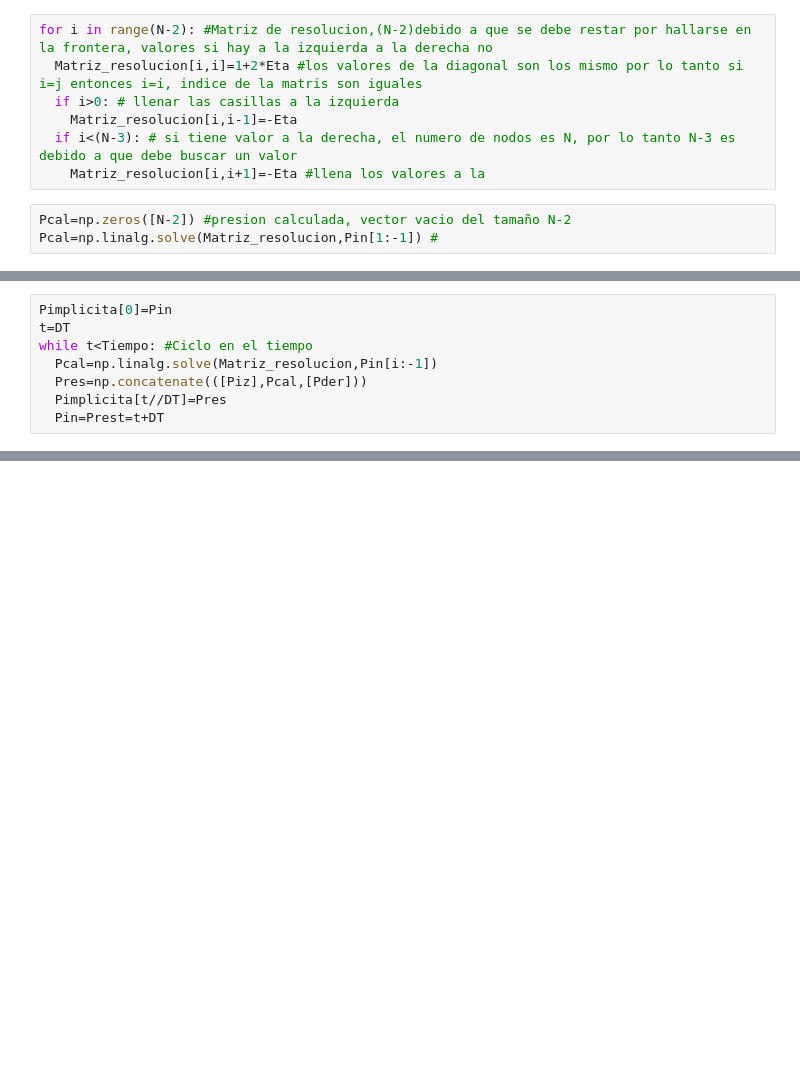
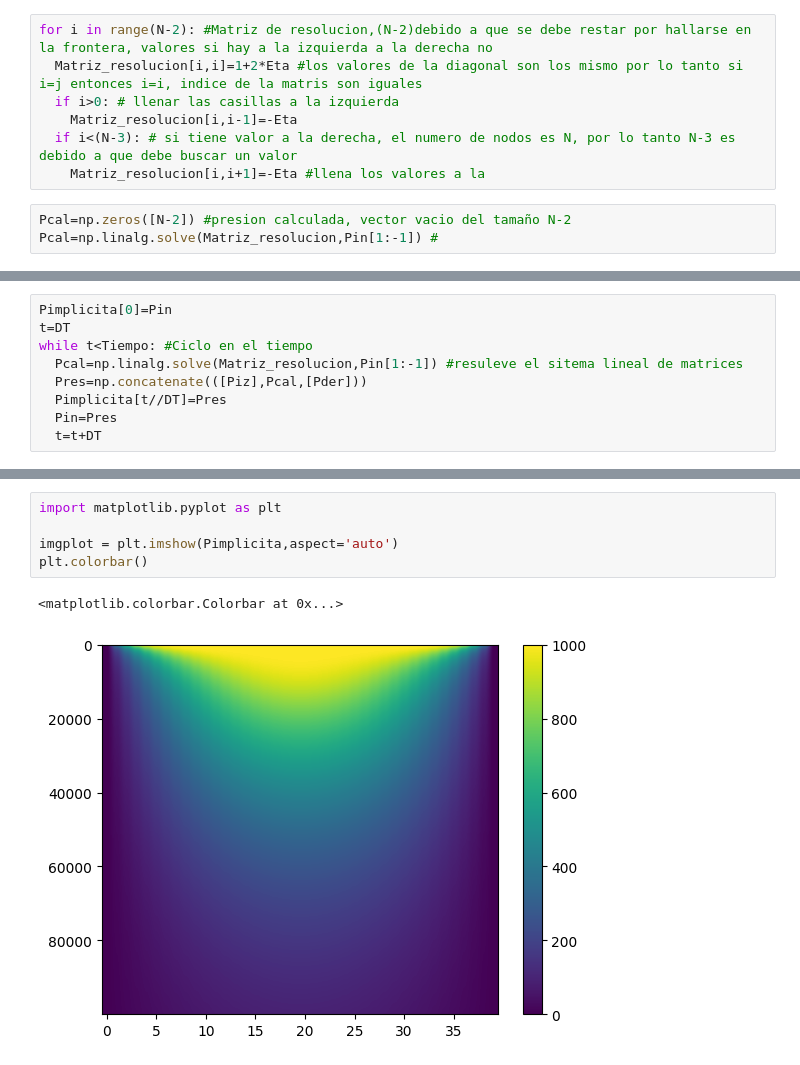
Before and after one commit to Karlosag2020/SIM_YAC_AGUIRRE_UPSE2023, a Jupyter notebook: COMPARACION DE ESQUEMAS.ipynb, the cells around one changed output, grey strips where cells are left out. Cells and saved outputs as stored; diff of their text form; blank space fills up the shorter version.

```diff
--- a/COMPARACION DE ESQUEMAS.ipynb
+++ b/COMPARACION DE ESQUEMAS.ipynb
@@ -96,7 +118,8 @@ TypeError: ignored
 Pimplicita[0]=Pin
 t=DT
 while t<Tiempo: #Ciclo en el tiempo
-  Pcal=np.linalg.solve(Matriz_resolucion,Pin[i:-1])
+  Pcal=np.linalg.solve(Matriz_resolucion,Pin[1:-1]) #resuleve el sitema lineal de matrices
   Pres=np.concatenate(([Piz],Pcal,[Pder]))
   Pimplicita[t//DT]=Pres
-  Pin=Prest=t+DT
+  Pin=Pres
+  t=t+DT
@@ -102,0 +134,8 @@ while t<Tiempo: #Ciclo en el tiempo
+# %%
+import matplotlib.pyplot as plt
+
+imgplot = plt.imshow(Pimplicita,aspect='auto')
+plt.colorbar()
+# %% [output]
+<matplotlib.colorbar.Colorbar at 0x...>
+[figure, added]
```
Also changed, not shown: parts of 6 cells of this notebook.
